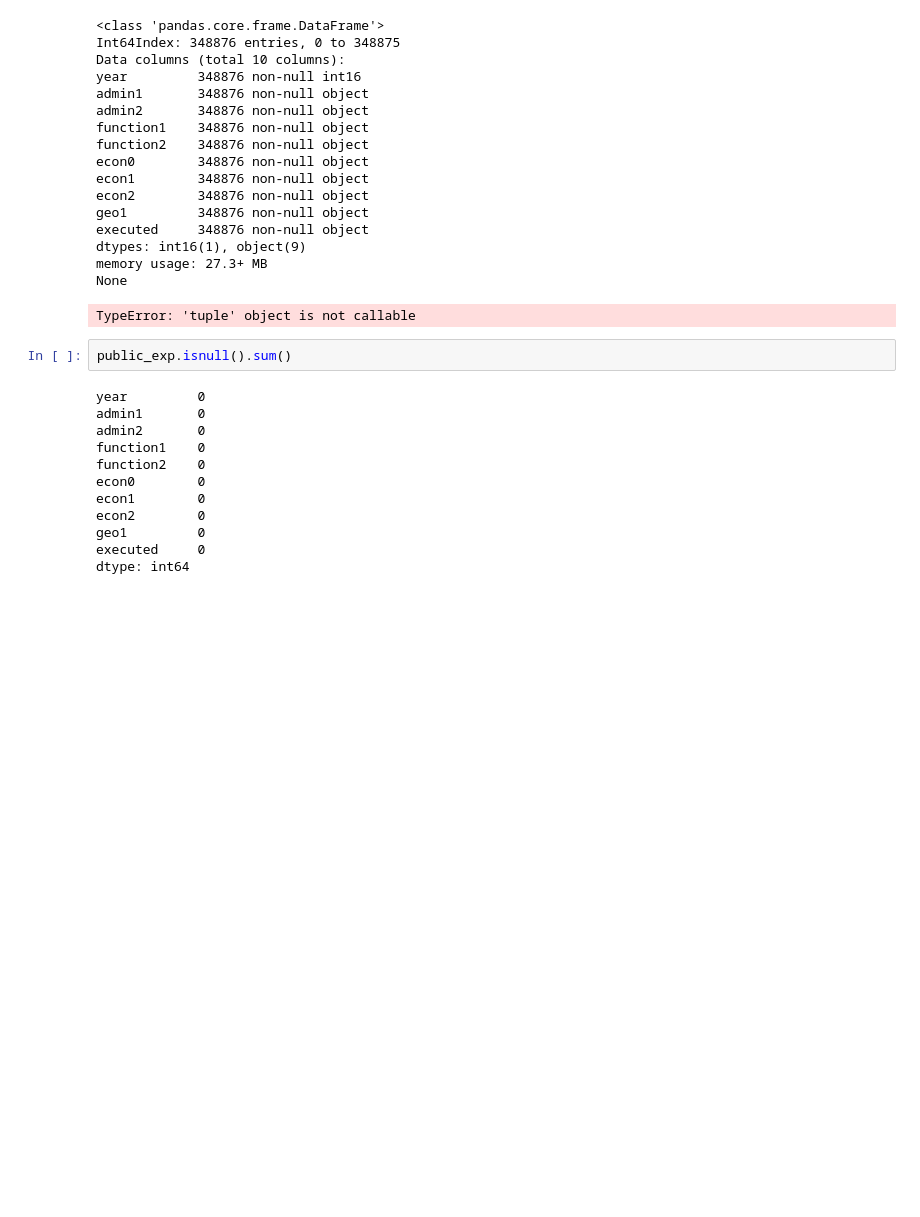
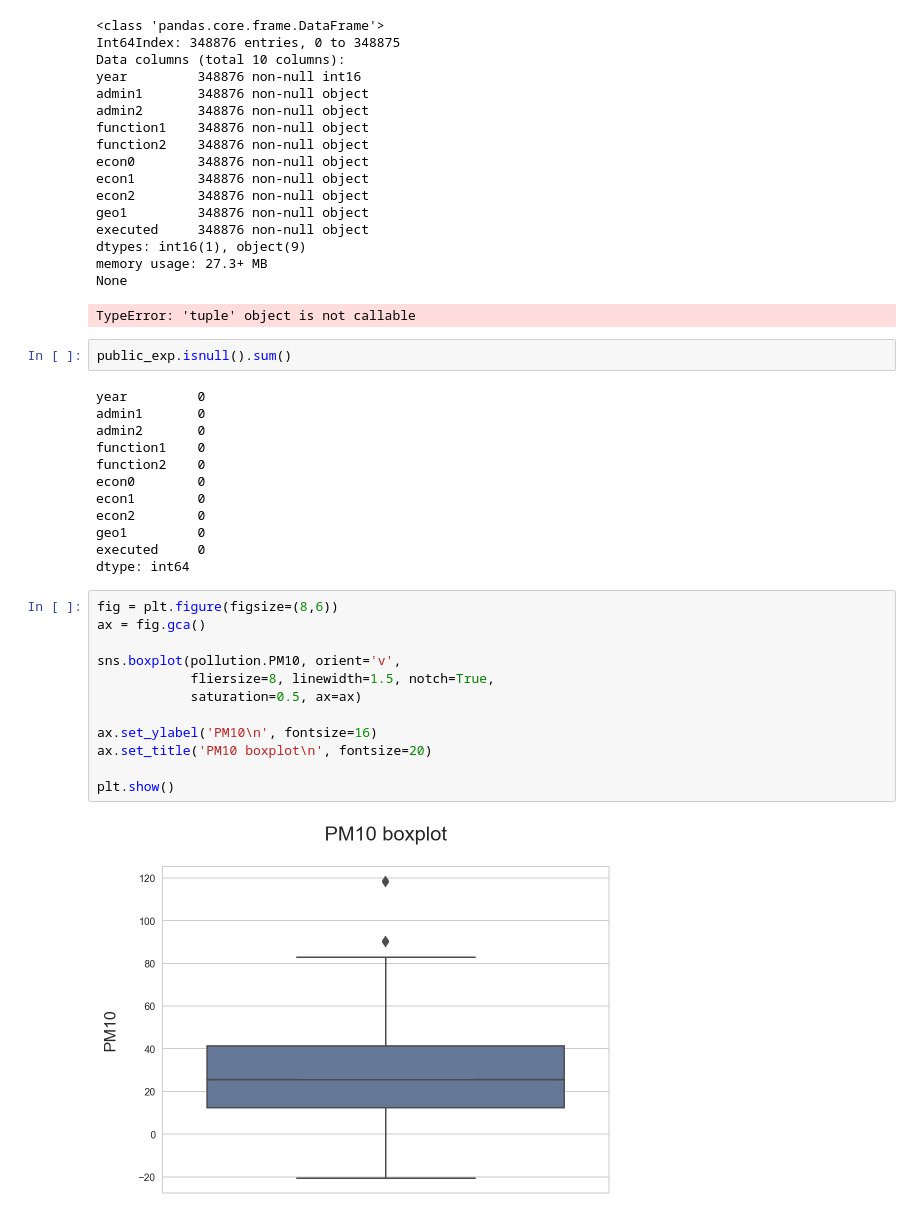
Before and after one commit to felipe1504/ECON-628-01-felipe1504, a Jupyter notebook: Project_2_Felipe_Rodriguez.ipynb, the cells around one changed output. Cells and saved outputs as stored; diff of their text form; blank space fills up the shorter version.

```diff
--- a/Project_2_Felipe_Rodriguez.ipynb
+++ b/Project_2_Felipe_Rodriguez.ipynb
@@ -149,3 +149,17 @@ econ2        0
 geo1         0
 executed     0
 dtype: int64
+# %%
+fig = plt.figure(figsize=(8,6))
+ax = fig.gca()
+
+sns.boxplot(pollution.PM10, orient='v',
+            fliersize=8, linewidth=1.5, notch=True,
+            saturation=0.5, ax=ax)
+
+ax.set_ylabel('PM10\n', fontsize=16)
+ax.set_title('PM10 boxplot\n', fontsize=20)
+
+plt.show()
+# %% [output]
+[figure, added]
```
Also changed, not shown: parts of 1 cell of this notebook.
